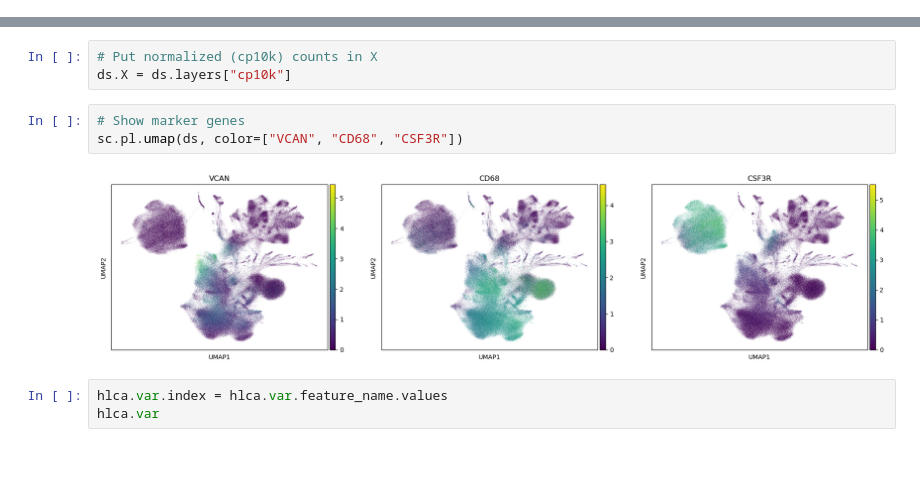
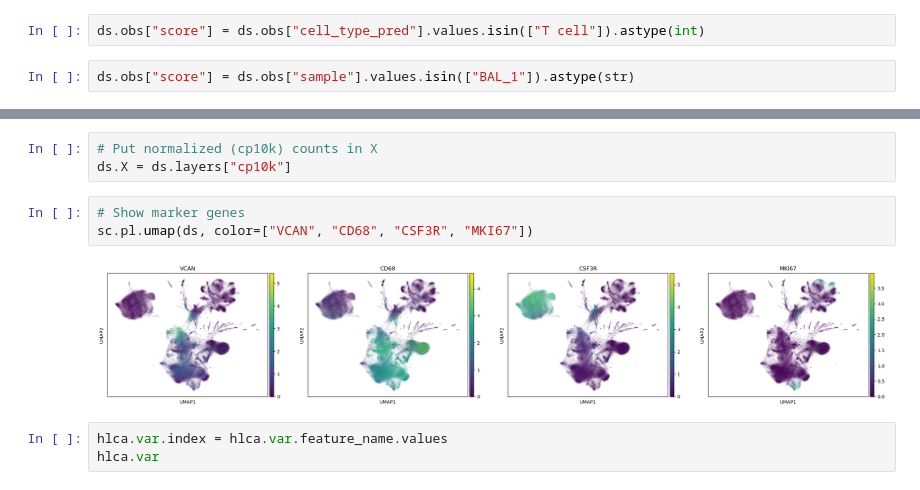
Before and after one commit to saliba-lab/covid19-bal-atlas-integration, a Jupyter notebook: bin/EDA.ipynb, the cells around one changed output, grey strips where cells are left out. Cells and saved outputs as stored; diff of their text form; blank space fills up the shorter version.

```diff
--- a/bin/EDA.ipynb
+++ b/bin/EDA.ipynb
@@ -31,0 +56,4 @@ sc.tl.umap(ds)
+# %%
+ds.obs["score"] = ds.obs["cell_type_pred"].values.isin(["T cell"]).astype(int)
+# %%
+ds.obs["score"] = ds.obs["sample"].values.isin(["BAL_1"]).astype(str)
@@ -34,9 +66,9 @@ sc.tl.umap(ds)
 ds.X = ds.layers["cp10k"]
 # %%
 # Show marker genes
-sc.pl.umap(ds, color=["VCAN", "CD68", "CSF3R"])
+sc.pl.umap(ds, color=["VCAN", "CD68", "CSF3R", "MKI67"])
 # %% [output]
-[figure, old version]
+[figure, new version]
 # %%
 hlca.var.index = hlca.var.feature_name.values
 hlca.var
```
Also changed, not shown: parts of 12 cells of this notebook, 3 other files.
